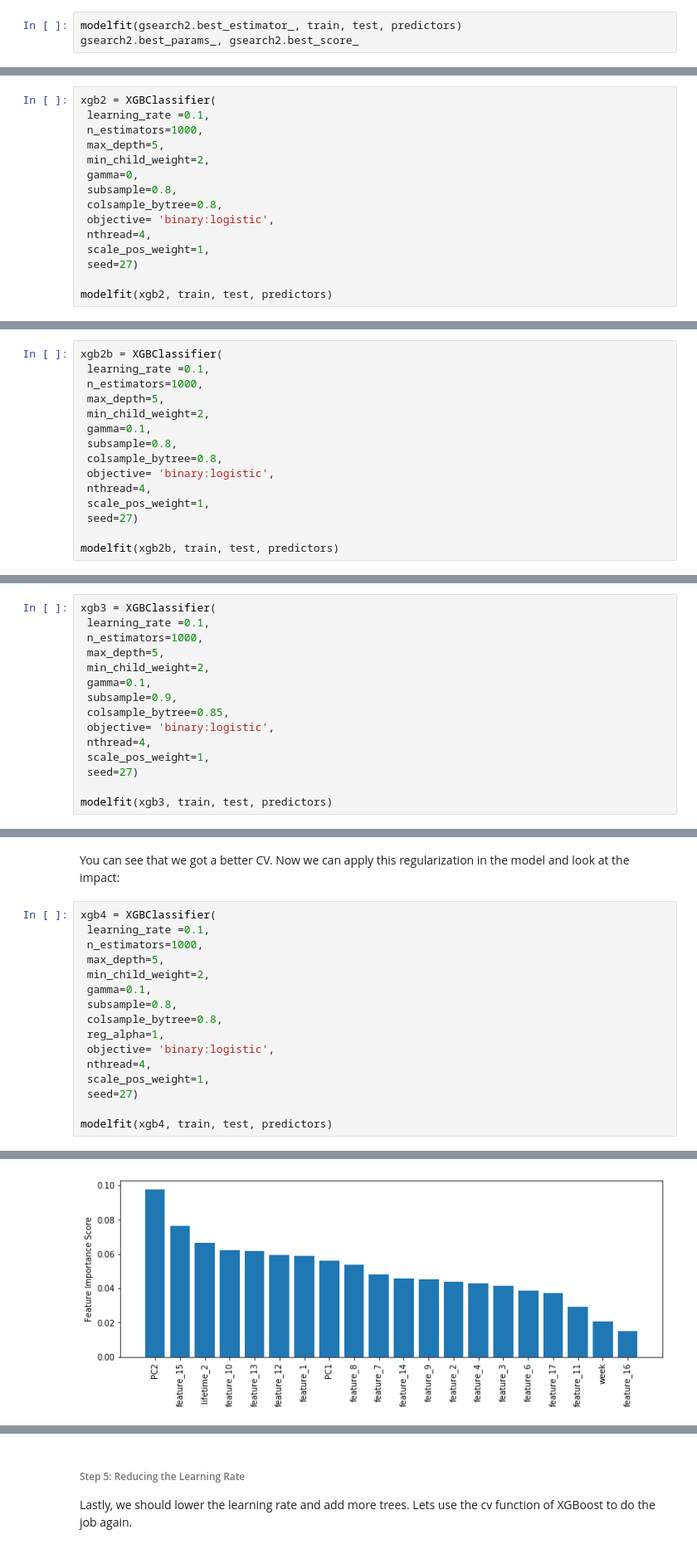
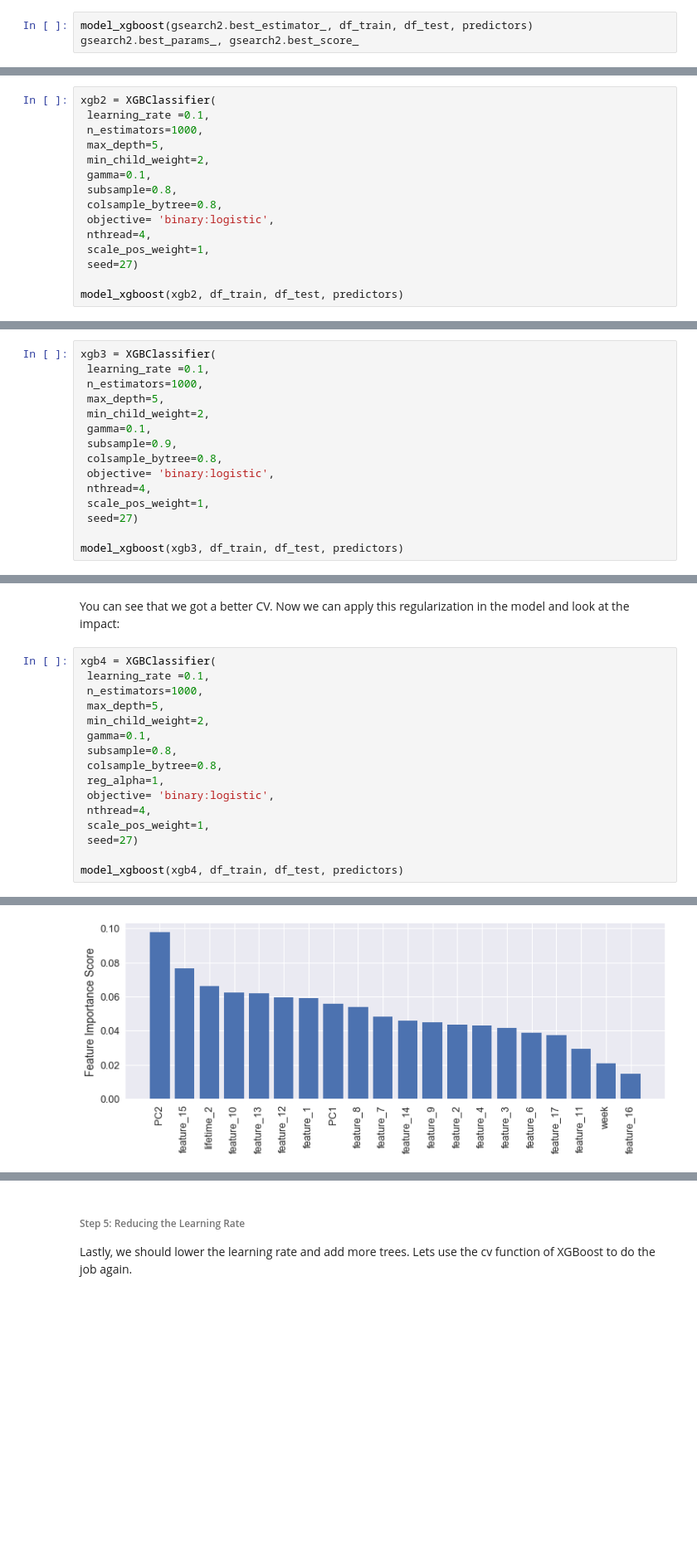
Before and after one commit to adriamoya/glovo, a Jupyter notebook: tasks/Task2_CreatePredictiveAlgorithm.ipynb, the cells around one changed output, grey strips where cells are left out. Shown at 83% size. Drawn from its saved outputs; the diff is of its cells as text; blank space fills up the shorter version.

```diff
--- a/tasks/Task2_CreatePredictiveAlgorithm.ipynb
+++ b/tasks/Task2_CreatePredictiveAlgorithm.ipynb
@@ -394,7 +737,7 @@ gsearch2.best_params_, gsearch2.best_score_
 # %% [output]
 ({'max_depth': 5, 'min_child_weight': 2}, 0.8293294510883747)
 # %%
-modelfit(gsearch2.best_estimator_, train, test, predictors)
+model_xgboost(gsearch2.best_estimator_, df_train, df_test, predictors)
 gsearch2.best_params_, gsearch2.best_score_
 # %% [output]
 {'base_score': 0.5, 'booster': 'gbtree', 'colsample_bylevel': 1, 'colsample_bytree': 0.8, 'gamma': 0, 'learning_rate': 0.1, 'max_delta_step': 0, 'max_depth': 5, 'min_child_weight': 2, 'missing': None, ...
@@ -447,7 +790,7 @@ xgb2 = XGBClassifier(
  n_estimators=1000,
  max_depth=5,
  min_child_weight=2,
- gamma=0,
+ gamma=0.1,
  subsample=0.8,
  colsample_bytree=0.8,
  objective= 'binary:logistic',
@@ -455,5 +798,5 @@ xgb2 = XGBClassifier(
  scale_pos_weight=1,
  seed=27)
 
-modelfit(xgb2, train, test, predictors)
+model_xgboost(xgb2, df_train, df_test, predictors)
 # %% [output]
@@ -477,15 +811,0 @@ Nonetheless, if we manually raise the value of `gamma` to 0.1 the results improv
-# %%
-xgb2b = XGBClassifier(
- learning_rate =0.1,
- n_estimators=1000,
- max_depth=5,
- min_child_weight=2,
- gamma=0.1,
- subsample=0.8,
- colsample_bytree=0.8,
- objective= 'binary:logistic',
- nthread=4,
- scale_pos_weight=1,
- seed=27)
-
-modelfit(xgb2b, train, test, predictors)
@@ -567,11 +883,11 @@ xgb3 = XGBClassifier(
  min_child_weight=2,
  gamma=0.1,
  subsample=0.9,
- colsample_bytree=0.85,
+ colsample_bytree=0.8,
  objective= 'binary:logistic',
  nthread=4,
  scale_pos_weight=1,
  seed=27)
 
-modelfit(xgb3, train, test, predictors)
+model_xgboost(xgb3, df_train, df_test, predictors)
 # %% [output]
@@ -642,26 +958,26 @@ You can see that we got a better CV. Now we can apply this regularization in the
 # %%
 xgb4 = XGBClassifier(
  learning_rate =0.1,
  n_estimators=1000,
  max_depth=5,
  min_child_weight=2,
  gamma=0.1,
  subsample=0.8,
  colsample_bytree=0.8,
  reg_alpha=1,
  objective= 'binary:logistic',
  nthread=4,
  scale_pos_weight=1,
  seed=27)
 
-modelfit(xgb4, train, test, predictors)
+model_xgboost(xgb4, df_train, df_test, predictors)
 # %% [output]
 {'base_score': 0.5, 'booster': 'gbtree', 'colsample_bylevel': 1, 'colsample_bytree': 0.8, 'gamma': 0.1, 'learning_rate': 0.1, 'max_delta_step': 0, 'max_depth': 5, 'min_child_weight': 2, 'missing': Non ...
 
 Model Report (Train)
 Accuracy : 0.9919
 AUC Score: 0.999649
 
 Model Report (Test)
 AUC Score: 0.858544
-[figure, old version]
+[figure, new version]
```
Also changed, not shown: parts of 104 cells of this notebook, 6 other files.
